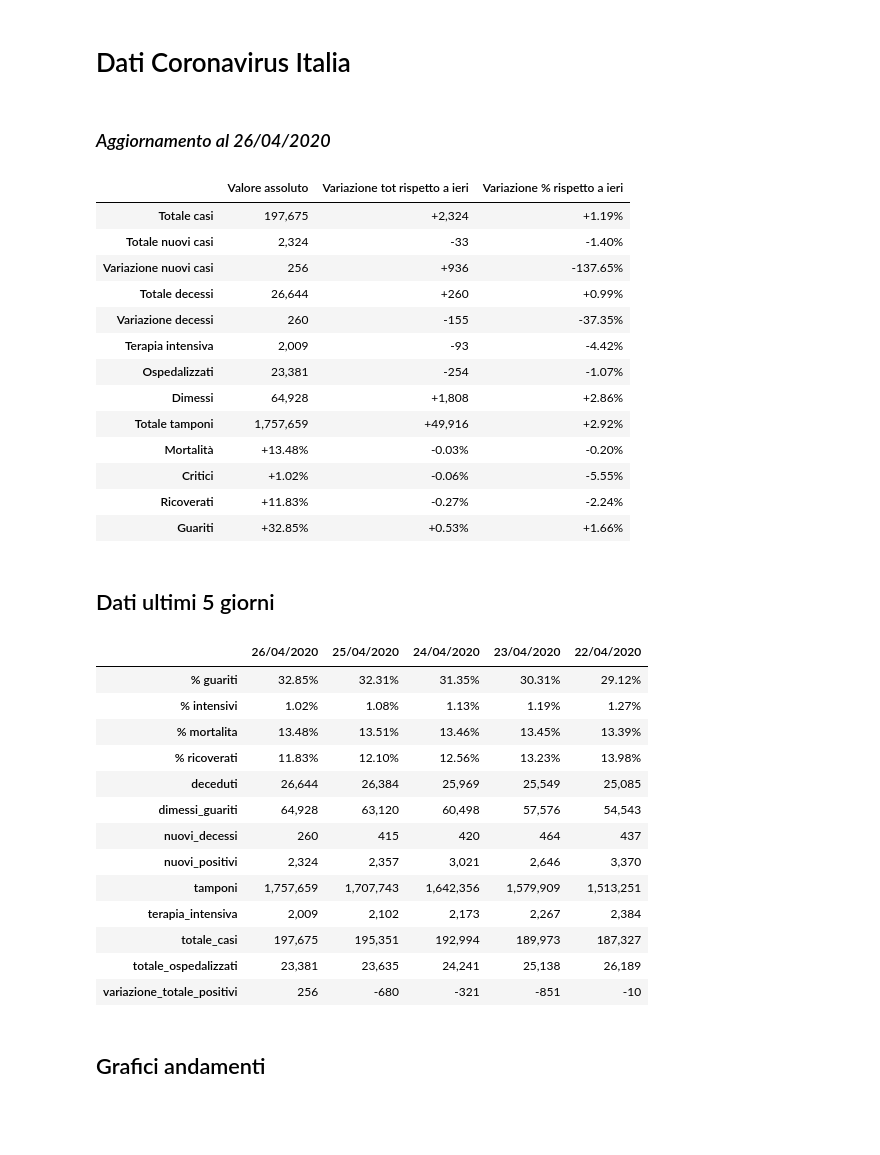
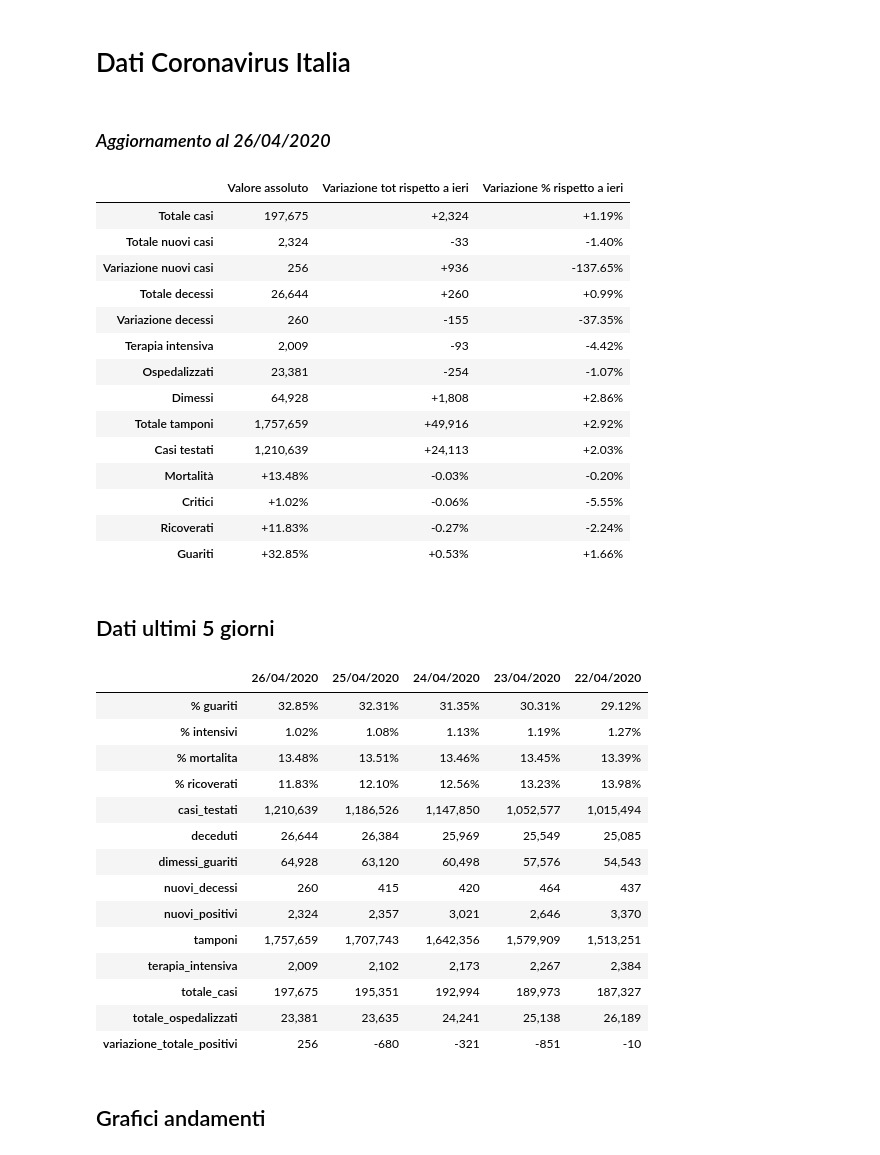
Before and after one commit to iosand71/covid19, a Jupyter notebook: covid19-italia.ipynb, the cells around one changed output. Drawn from its saved outputs; the diff is of its cells as text; code cells hidden in the pictures; blank space fills up the shorter version.

```diff
--- a/covid19-italia.ipynb
+++ b/covid19-italia.ipynb
@@ -84,7 +84,7 @@ styles = [
 
 statistics = data.loc[:,['data','totale_casi','nuovi_positivi','variazione_totale_positivi','deceduti',
                        'nuovi_decessi','terapia_intensiva','totale_ospedalizzati','dimessi_guariti',
-                       'tamponi']]
+                       'tamponi','casi_testati']]
 
 statistics.insert(0,'% mortalita', data.mortalita)
 statistics.insert(0,'% intensivi', data.intensivi)
@@ -98,55 +98,56 @@ recap = pd.DataFrame({
                         data.variazione_totale_positivi.iloc[-1], data.deceduti.iloc[-1],
                         data.nuovi_decessi.iloc[-1], data.terapia_intensiva.iloc[-1],
                         data.totale_ospedalizzati.iloc[-1], data.dimessi_guariti.iloc[-1],
-                        data.tamponi.iloc[-1], data.mortalita.iloc[-1], data.intensivi.iloc[-1],
+                        data.tamponi.iloc[-1],data.casi_testati.iloc[-1], data.mortalita.iloc[-1], data.intensivi.iloc[-1],
                         data.ricoverati.iloc[-1], data.guariti.iloc[-1]],
     'Variazione tot rispetto a ieri': [data.totale_casi.diff().iloc[-1], data.nuovi_positivi.diff().iloc[-1],
                                      data.variazione_totale_positivi.diff().iloc[-1], data.deceduti.diff().iloc[-1],
                                      data.nuovi_decessi.diff().iloc[-1], data.terapia_intensiva.diff().iloc[-1],
                                      data.totale_ospedalizzati.diff().iloc[-1], data.dimessi_guariti.diff().iloc[-1],
-                                     data.tamponi.diff().iloc[-1], data.mortalita.diff().iloc[-1],
+                                     data.tamponi.diff().iloc[-1],data.casi_testati.diff().iloc[-1], data.mortalita.diff().iloc[-1],
                                      data.intensivi.diff().iloc[-1], data.ricoverati.diff().iloc[-1],
                                      data.guariti.diff().iloc[-1]],
     'Variazione % rispetto a ieri': [data_pct.totale_casi.iloc[-1], data_pct.nuovi_positivi.iloc[-1],
                                      data_pct.variazione_totale_positivi.iloc[-1], data_pct.deceduti.iloc[-1],
                                      data_pct.nuovi_decessi.iloc[-1], data_pct.terapia_intensiva.iloc[-1],
                                      data_pct.totale_ospedalizzati.iloc[-1], data_pct.dimessi_guariti.iloc[-1],
-                                     data_pct.tamponi.iloc[-1], data_pct.mortalita.iloc[-1],
+                                     data_pct.tamponi.iloc[-1], data_pct.casi_testati.iloc[-1], data_pct.mortalita.iloc[-1],
                                      data_pct.intensivi.iloc[-1], data_pct.ricoverati.iloc[-1],
                                      data_pct.guariti.iloc[-1]]
 
 }, index=['Totale casi', 'Totale nuovi casi', 'Variazione nuovi casi', 'Totale decessi',
-             'Variazione decessi','Terapia intensiva','Ospedalizzati','Dimessi','Totale tamponi',
+             'Variazione decessi','Terapia intensiva','Ospedalizzati','Dimessi','Totale tamponi','Casi testati',
              'Mortalità', 'Critici', 'Ricoverati','Guariti'])
 
 formatters = {
     'Mortalità': '{:+.2%}'.format,
     'Critici': '{:+.2%}'.format,
     'Ricoverati': '{:+.2%}'.format,
     'Guariti': '{:+.2%}'.format
 }
 
 recap_style = recap.style
 recap_style.set_table_styles(styles)
 recap_style.format('{:,.0f}'.format)
 recap_style.format('{:+,.0f}'.format, subset=['Variazione tot rispetto a ieri'])
 recap_style.format('{:+.2%}'.format, subset=['Variazione % rispetto a ieri'])
 recap_style.applymap(color_negative)
 styler = format_row_wise(recap_style, formatters)
 
 display(recap_style)
 # %% [output]
 ### *Aggiornamento al 26/04/2020*
 |  | Valore assoluto | Variazione tot rispetto a ieri | Variazione % rispetto a ieri |
 | Totale casi | 197,675 | +2,324 | +1.19% |
 | Totale nuovi casi | 2,324 | -33 | -1.40% |
 | Variazione nuovi casi | 256 | +936 | -137.65% |
 | Totale decessi | 26,644 | +260 | +0.99% |
 | Variazione decessi | 260 | -155 | -37.35% |
 | Terapia intensiva | 2,009 | -93 | -4.42% |
 | Ospedalizzati | 23,381 | -254 | -1.07% |
 | Dimessi | 64,928 | +1,808 | +2.86% |
 | Totale tamponi | 1,757,659 | +49,916 | +2.92% |
+| Casi testati | 1,210,639 | +24,113 | +2.03% |
 | Mortalità | +13.48% | -0.03% | -0.20% |
 | Critici | +1.02% | -0.06% | -5.55% |
 | Ricoverati | +11.83% | -0.27% | -2.24% |
@@ -177,6 +178,7 @@ display(styler)
 | % intensivi | 1.02% | 1.08% | 1.13% | 1.19% | 1.27% |
 | % mortalita | 13.48% | 13.51% | 13.46% | 13.45% | 13.39% |
 | % ricoverati | 11.83% | 12.10% | 12.56% | 13.23% | 13.98% |
+| casi_testati | 1,210,639 | 1,186,526 | 1,147,850 | 1,052,577 | 1,015,494 |
 | deceduti | 26,644 | 26,384 | 25,969 | 25,549 | 25,085 |
 | dimessi_guariti | 64,928 | 63,120 | 60,498 | 57,576 | 54,543 |
 | nuovi_decessi | 260 | 415 | 420 | 464 | 437 |
```
Also changed, not shown: parts of 2 cells of this notebook.
